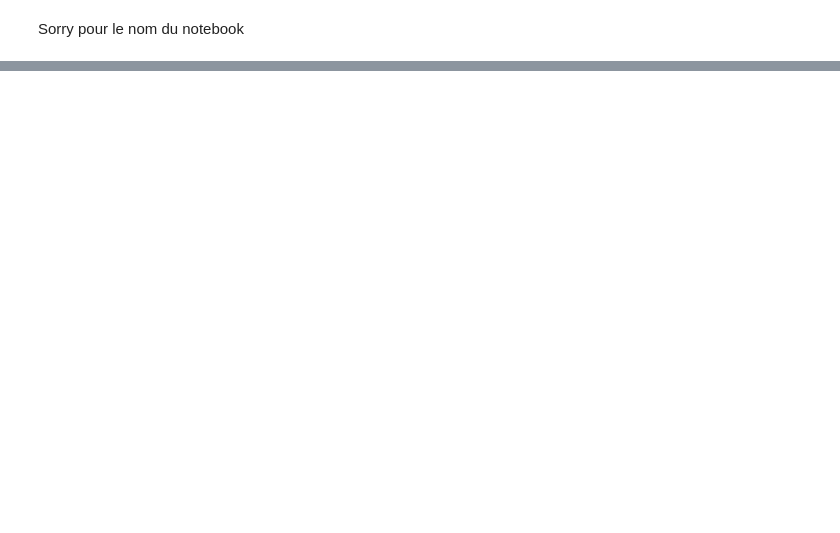
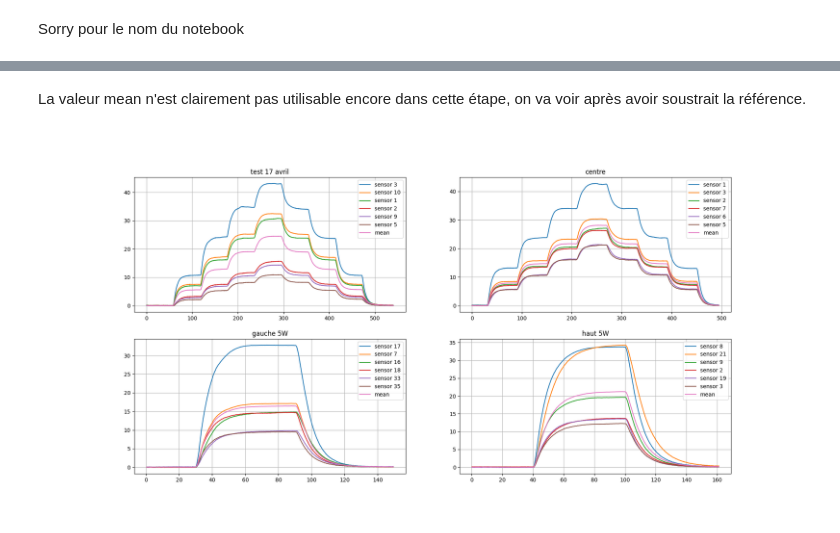
Before and after one commit to sapar82/Design-3-Team-2, a Jupyter notebook: Programmation/Debuggage/Script Python/notebook.ipynb, the cells around one changed output, grey strips where cells are left out. Saved outputs shown, nothing was run; the diff lists cells and outputs as text; code cells hidden in the pictures; blank space fills up the shorter version.

```diff
--- a/Programmation/Debuggage/Script Python/notebook.ipynb
+++ b/Programmation/Debuggage/Script Python/notebook.ipynb
@@ -32,0 +60,22 @@ plt.show()
+# %% [markdown]
+La valeur mean n'est clairement pas utilisable encore dans cette étape, on va voir après avoir soustrait la référence.
+# %%
+def substract_references(data, temperature_rank, n):
+    """
+    substract to all data the mean of the n coldest sensors
+    """
+    data = data.copy()
+    data[temperature_rank] = data[temperature_rank].sub(data[temperature_rank[-n:]].mean(axis=1), axis=0)
+    return data
+delta_t = substract_references(data_temp, highest_temp, 3)
+delta_t_centre = substract_references(data_centre_temp, highest_temp_centre, 3)
+delta_t_left5w = substract_references(data_left5w_temp, highest_temp_left5w, 3)
+delta_t_up5w = substract_references(data_up5w_temp, highest_temp_up5w, 3)
+fig, ax = plt.subplots(2, 2, figsize=(20, 10))
+n=6
+plot(ax[0, 0], delta_t, highest_temp, n, "test 17 avril", mean = True)
+plot(ax[0, 1], delta_t_centre, highest_temp_centre, n, "centre", mean=True)
+plot(ax[1, 0], delta_t_left5w, highest_temp_left5w, n, "gauche 5W", mean=True)
+plot(ax[1, 1], delta_t_up5w, highest_temp_up5w, n, "haut 5W", mean=True)
+# %% [output]
+[figure, added]
```
Also changed, not shown: parts of 19 cells of this notebook, 2 other files.
